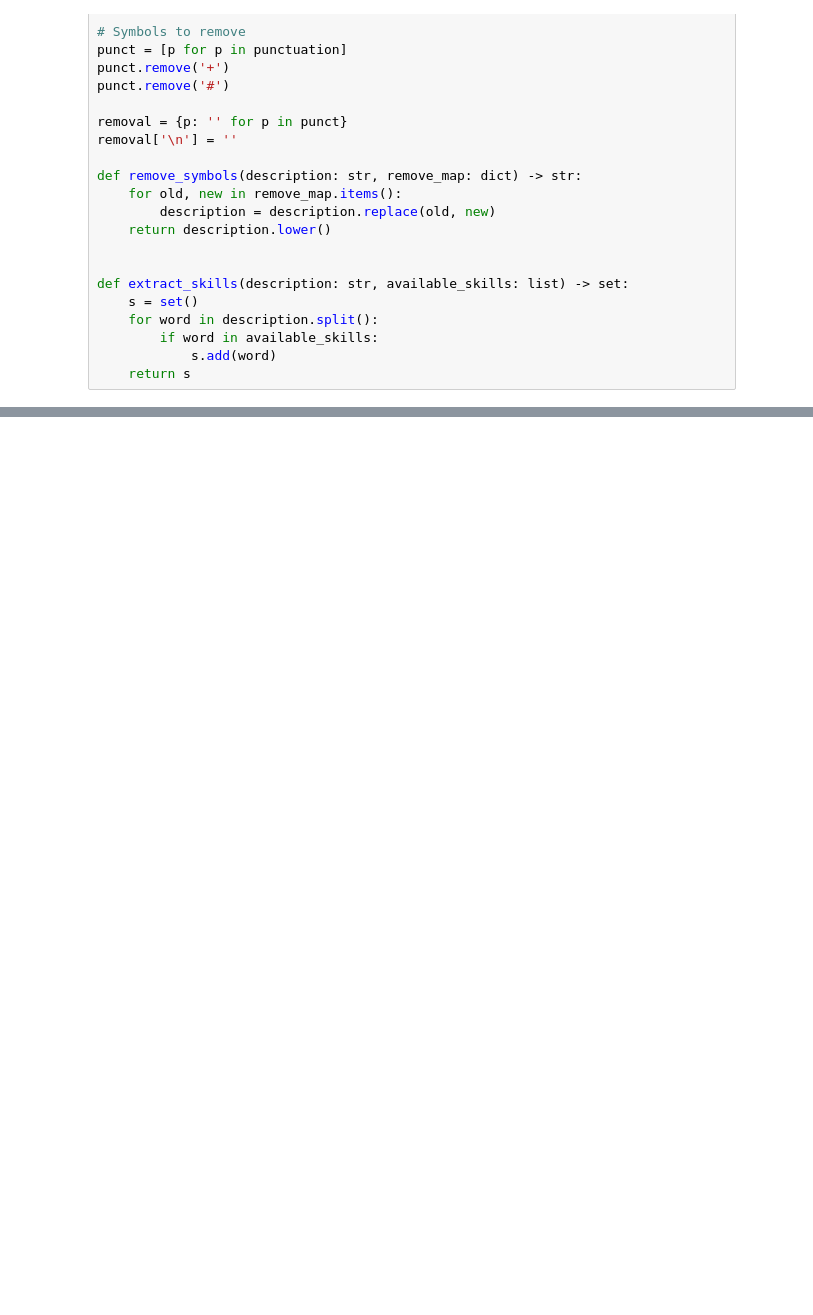
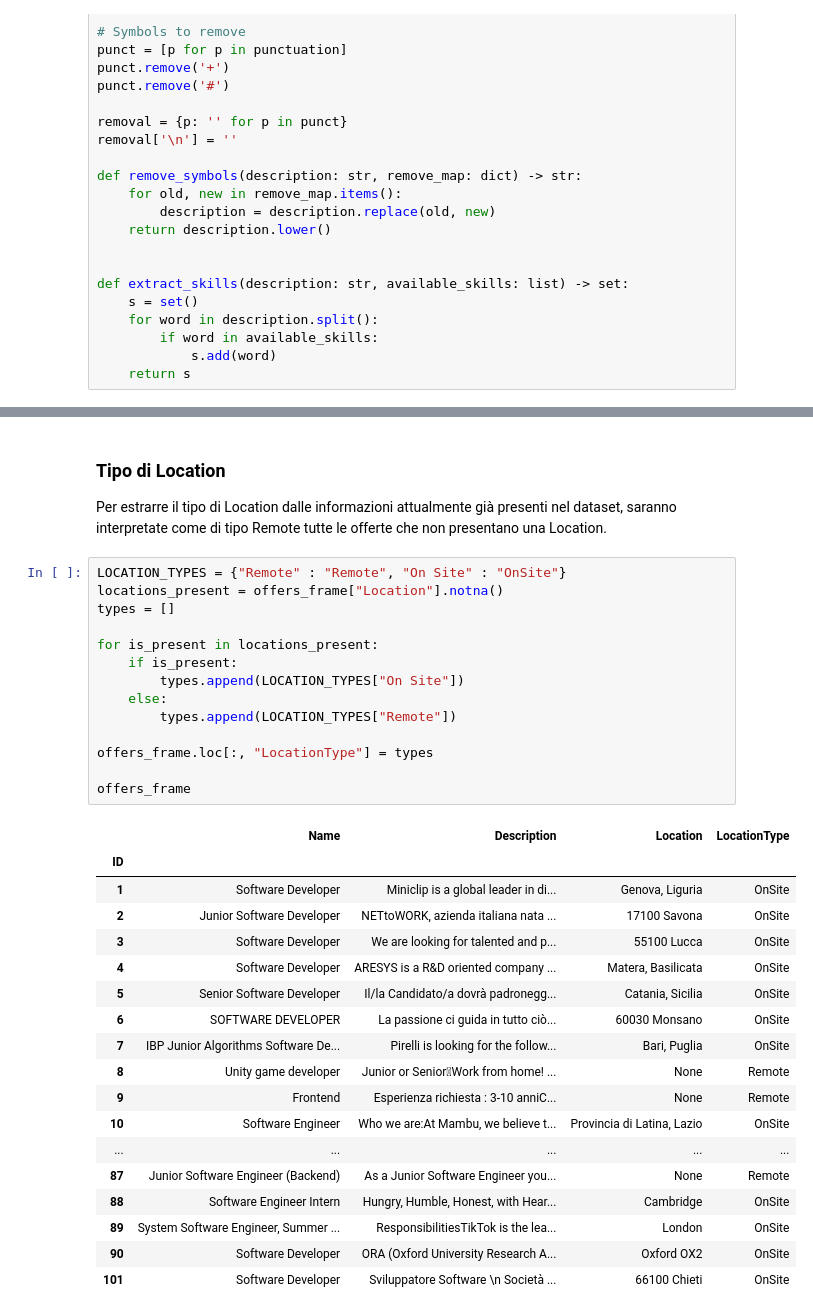
Before and after one commit to antoninoLorenzo/RecommenderSystem_TC, a Jupyter notebook: demo/notebooks/offers.ipynb, the cells around one changed output, grey strips where cells are left out. Cells and saved outputs as stored; diff of their text form; blank space fills up the shorter version.

Commit message:
Data Preparation - LocationType Deduction

```diff
--- a/demo/notebooks/offers.ipynb
+++ b/demo/notebooks/offers.ipynb
@@ -201,0 +207,37 @@ stop_words = set(stopwords.words('italian'))
+# %% [markdown]
+### Tipo di Location
+Per estrarre il tipo di Location dalle informazioni attualmente già presenti nel dataset,
+saranno interpretate come di tipo Remote tutte le offerte che non presentano una Location.
+# %%
+LOCATION_TYPES = {"Remote" : "Remote", "On Site" : "OnSite"}
+locations_present = offers_frame["Location"].notna()
+types = []
+
+for is_present in locations_present:
+    if is_present:
+        types.append(LOCATION_TYPES["On Site"])
+    else:
+        types.append(LOCATION_TYPES["Remote"])
+
+offers_frame.loc[:, "LocationType"] = types
+
+offers_frame
+# %% [output]
+|  | Name | Description | Location | LocationType |
+| ID |  |  |  |  |
+| 1 | Software Developer | Miniclip is a global leader in di... | Genova, Liguria | OnSite |
+| 2 | Junior Software Developer | NETtoWORK, azienda italiana nata ... | 17100 Savona | OnSite |
+| 3 | Software Developer | We are looking for talented and p... | 55100 Lucca | OnSite |
+| 4 | Software Developer | ARESYS is a R&D oriented company ... | Matera, Basilicata | OnSite |
+| 5 | Senior Software Developer | Il/la Candidato/a dovrà padronegg... | Catania, Sicilia | OnSite |
+| 6 | SOFTWARE DEVELOPER | La passione ci guida in tutto ciò... | 60030 Monsano | OnSite |
+| 7 | IBP Junior Algorithms Software De... | Pirelli is looking for the follow... | Bari, Puglia | OnSite |
+| 8 | Unity game developer | Junior or SeniorWork from home! ... | None | Remote |
+| 9 | Frontend | Esperienza richiesta : 3-10 anniC... | None | Remote |
+| 10 | Software Engineer | Who we are:At Mambu, we believe t... | Provincia di Latina, Lazio | OnSite |
+| ... | ... | ... | ... | ... |
+| 87 | Junior Software Engineer (Backend) | As a Junior Software Engineer you... | None | Remote |
+| 88 | Software Engineer Intern | Hungry, Humble, Honest, with Hear... | Cambridge | OnSite |
+| 89 | System Software Engineer, Summer ... | ResponsibilitiesTikTok is the lea... | London | OnSite |
+| 90 | Software Developer | ORA (Oxford University Research A... | Oxford OX2 | OnSite |
+| 101 | Software Developer | Sviluppatore Software \n Società ... | 66100 Chieti | OnSite |
```
Also changed, not shown: parts of 3 cells of this notebook.
